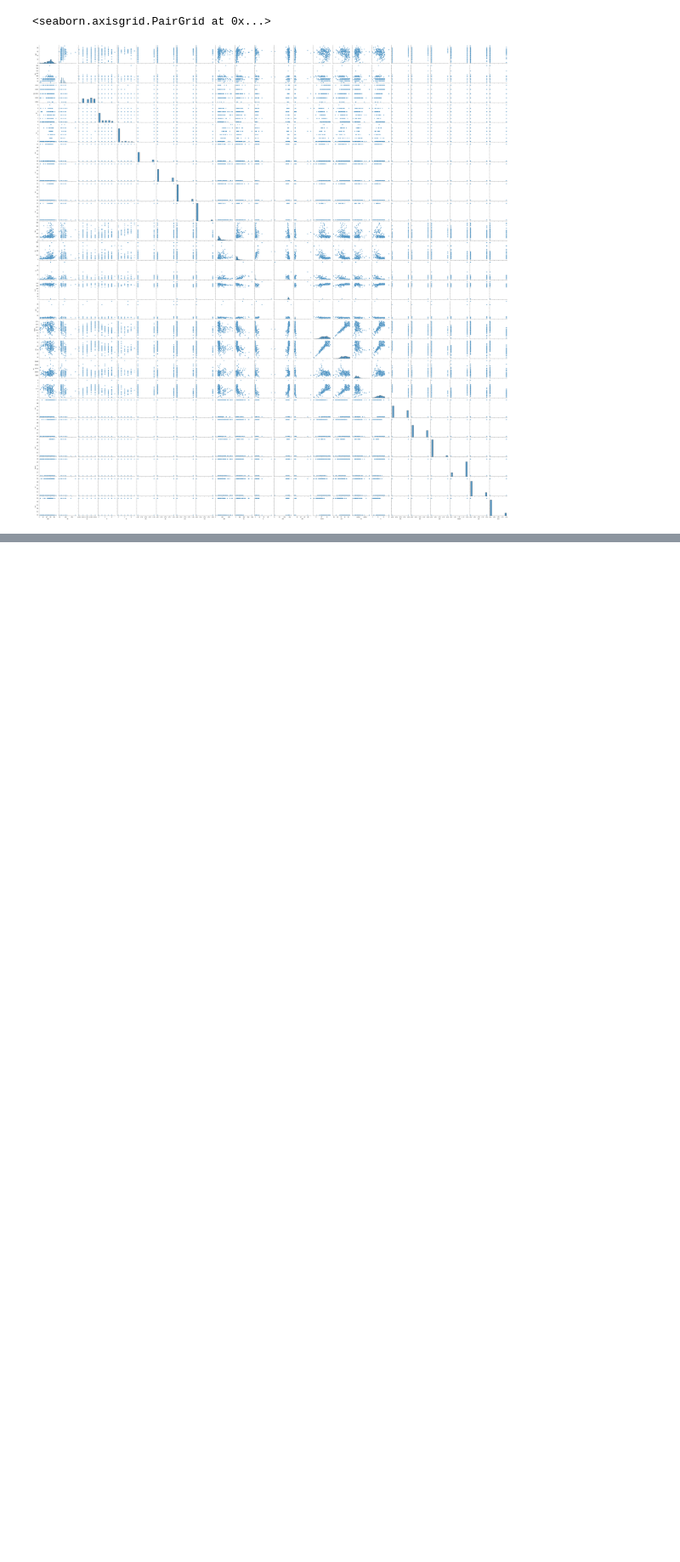
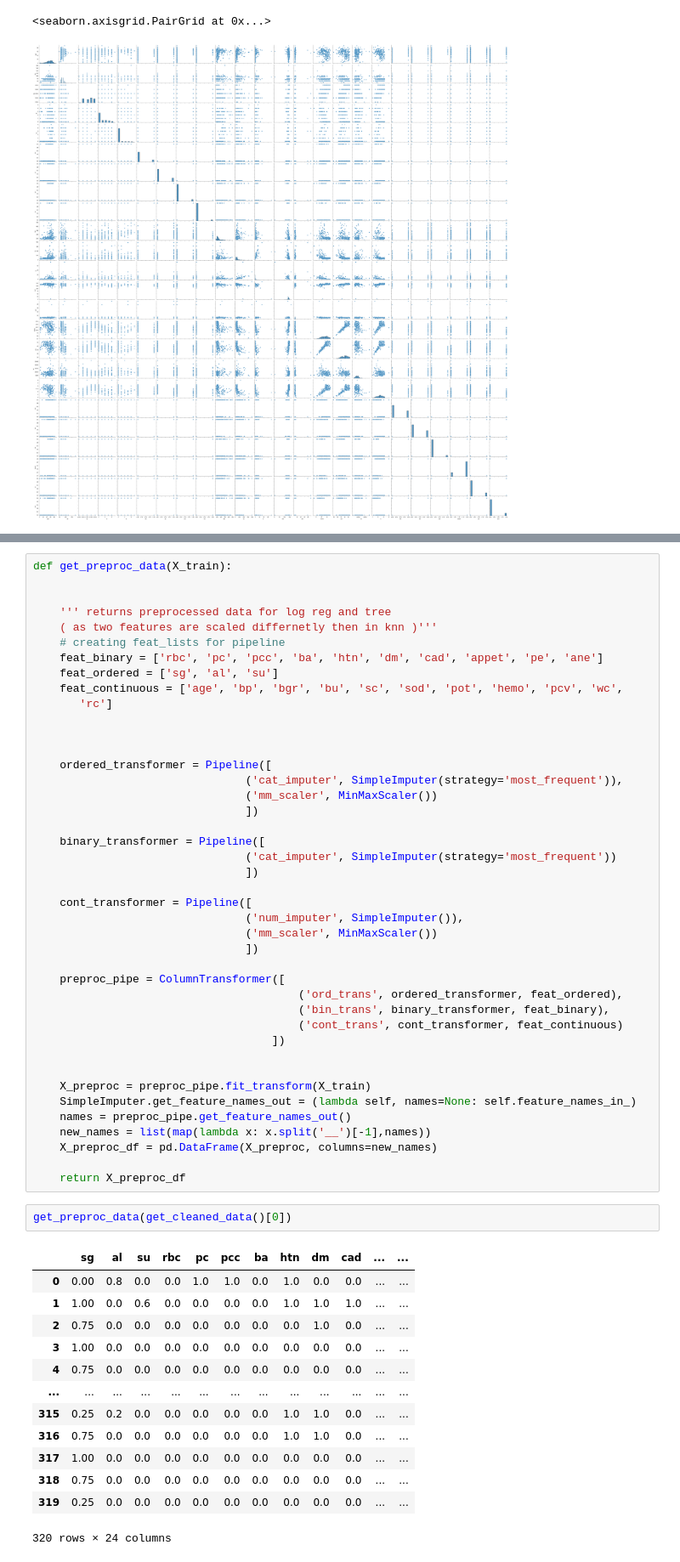
Before and after one commit to viiktoria/kidney_kids, a Jupyter notebook: notebooks/scatter_test.ipynb, the cells around one changed output, grey strips where cells are left out. Shown at 85% size. Saved outputs shown, nothing was run; the diff lists cells and outputs as text; blank space fills up the shorter version.

```diff
--- a/notebooks/scatter_test.ipynb
+++ b/notebooks/scatter_test.ipynb
@@ -68,0 +96,58 @@ def scatter(feat1, feat2):
+# %%
+def get_preproc_data(X_train):
+
+
+    ''' returns preprocessed data for log reg and tree
+    ( as two features are scaled differnetly then in knn )'''
+    # creating feat_lists for pipeline
+    feat_binary = ['rbc', 'pc', 'pcc', 'ba', 'htn', 'dm', 'cad', 'appet', 'pe', 'ane']
+    feat_ordered = ['sg', 'al', 'su']
+    feat_continuous = ['age', 'bp', 'bgr', 'bu', 'sc', 'sod', 'pot', 'hemo', 'pcv', 'wc',
+       'rc']
+
+
+
+    ordered_transformer = Pipeline([
+                                ('cat_imputer', SimpleImputer(strategy='most_frequent')),
+                                ('mm_scaler', MinMaxScaler())
+                                ])
+
+    binary_transformer = Pipeline([
+                                ('cat_imputer', SimpleImputer(strategy='most_frequent'))
+                                ])
+
+    cont_transformer = Pipeline([
+                                ('num_imputer', SimpleImputer()),
+                                ('mm_scaler', MinMaxScaler())
+                                ])
+
+    preproc_pipe = ColumnTransformer([
+                                        ('ord_trans', ordered_transformer, feat_ordered),
+                                        ('bin_trans', binary_transformer, feat_binary),
+                                        ('cont_trans', cont_transformer, feat_continuous)
+                                    ])
+
+
+    X_preproc = preproc_pipe.fit_transform(X_train)
+    SimpleImputer.get_feature_names_out = (lambda self, names=None: self.feature_names_in_)
+    names = preproc_pipe.get_feature_names_out()
+    new_names = list(map(lambda x: x.split('__')[-1],names))
+    X_preproc_df = pd.DataFrame(X_preproc, columns=new_names)
+
+    return X_preproc_df
+# %%
+get_preproc_data(get_cleaned_data()[0])
+# %% [output]
+|  | sg | al | su | rbc | pc | pcc | ba | htn | dm | cad | ... | ... |
+| 0 | 0.00 | 0.8 | 0.0 | 0.0 | 1.0 | 1.0 | 0.0 | 1.0 | 0.0 | 0.0 | ... | ... |
+| 1 | 1.00 | 0.0 | 0.6 | 0.0 | 0.0 | 0.0 | 0.0 | 1.0 | 1.0 | 1.0 | ... | ... |
+| 2 | 0.75 | 0.0 | 0.0 | 0.0 | 0.0 | 0.0 | 0.0 | 0.0 | 1.0 | 0.0 | ... | ... |
+| 3 | 1.00 | 0.0 | 0.0 | 0.0 | 0.0 | 0.0 | 0.0 | 0.0 | 0.0 | 0.0 | ... | ... |
+| 4 | 0.75 | 0.0 | 0.0 | 0.0 | 0.0 | 0.0 | 0.0 | 0.0 | 0.0 | 0.0 | ... | ... |
+| ... | ... | ... | ... | ... | ... | ... | ... | ... | ... | ... | ... | ... |
+| 315 | 0.25 | 0.2 | 0.0 | 0.0 | 0.0 | 0.0 | 0.0 | 1.0 | 1.0 | 0.0 | ... | ... |
+| 316 | 0.75 | 0.0 | 0.0 | 0.0 | 0.0 | 0.0 | 0.0 | 1.0 | 1.0 | 0.0 | ... | ... |
+| 317 | 1.00 | 0.0 | 0.0 | 0.0 | 0.0 | 0.0 | 0.0 | 0.0 | 0.0 | 0.0 | ... | ... |
+| 318 | 0.75 | 0.0 | 0.0 | 0.0 | 0.0 | 0.0 | 0.0 | 0.0 | 0.0 | 0.0 | ... | ... |
+| 319 | 0.25 | 0.0 | 0.0 | 0.0 | 0.0 | 0.0 | 0.0 | 0.0 | 0.0 | 0.0 | ... | ... |
+320 rows × 24 columns
```
Also changed, not shown: parts of 21 cells of this notebook, 4 other files.
